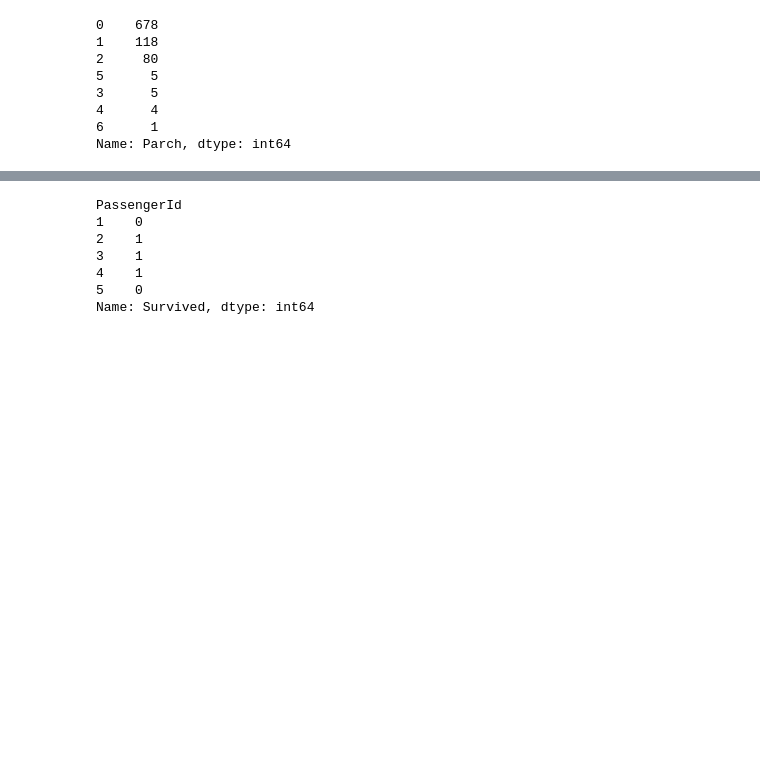
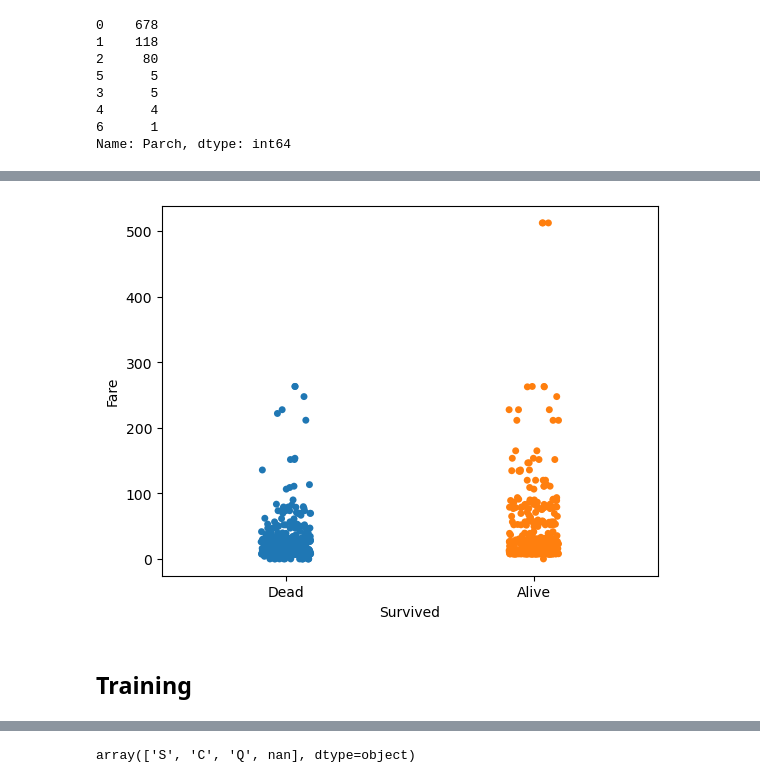
Before and after one commit to dXu23/titanic, a Jupyter notebook: titanic.ipynb, the cells around one changed output, grey strips where cells are left out. Cells and saved outputs as stored; diff of their text form; code cells hidden in the pictures; blank space fills up the shorter version.

```diff
--- a/titanic.ipynb
+++ b/titanic.ipynb
@@ -52,3 +70,10 @@ Name: Parch, dtype: int64
+# %%
+sns.stripplot(x = train_set["Survived"].apply(lambda s: "Dead" if s == 0 else "Alive"), y = train_set["Fare"])
+plt.show()
+# %% [output]
+[figure, added]
+# %% [markdown]
+## Training
 # %%
 X_train = train_set.drop("Survived", axis = 1)
 X_train.head()
@@ -60,14 +85,3 @@ X_train.head()
 | 3 | 3 | Heikkinen, Miss. Laina | female | 26.0 | 0 | 0 | STON/O2. 3101282 | 7.9250 | NaN | S |
 | 4 | 1 | Futrelle, Mrs. Jacques Heath (Lil... | female | 35.0 | 1 | 0 | 113803 | 53.1000 | C123 | S |
 | 5 | 3 | Allen, Mr. William Henry | male | 35.0 | 0 | 0 | 373450 | 8.0500 | NaN | S |
-# %%
-y_train = train_set["Survived"]
-y_train.head()
-# %% [output]
-PassengerId
-1    0
-2    1
-3    1
-4    1
-5    0
-Name: Survived, dtype: int64
@@ -74,3 +90,7 @@ Name: Survived, dtype: int64
+# %%
+X_train["Embarked"].unique()
+# %% [output]
+array(['S', 'C', 'Q', nan], dtype=object)
 # %%
 categorical_features = ["Sex", "Cabin", "Embarked"]
 # %%
```
Also changed, not shown: parts of 15 cells of this notebook, 2 other files.
